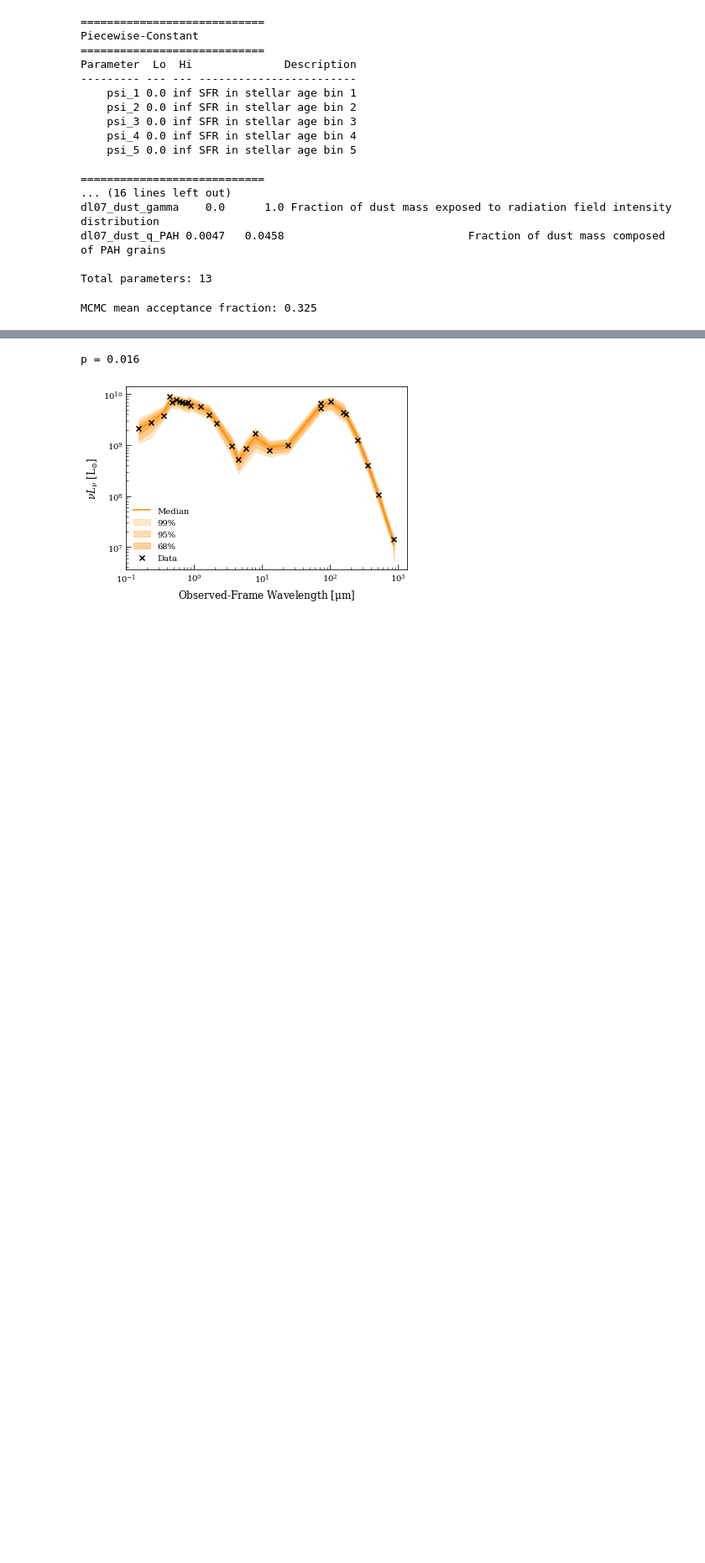
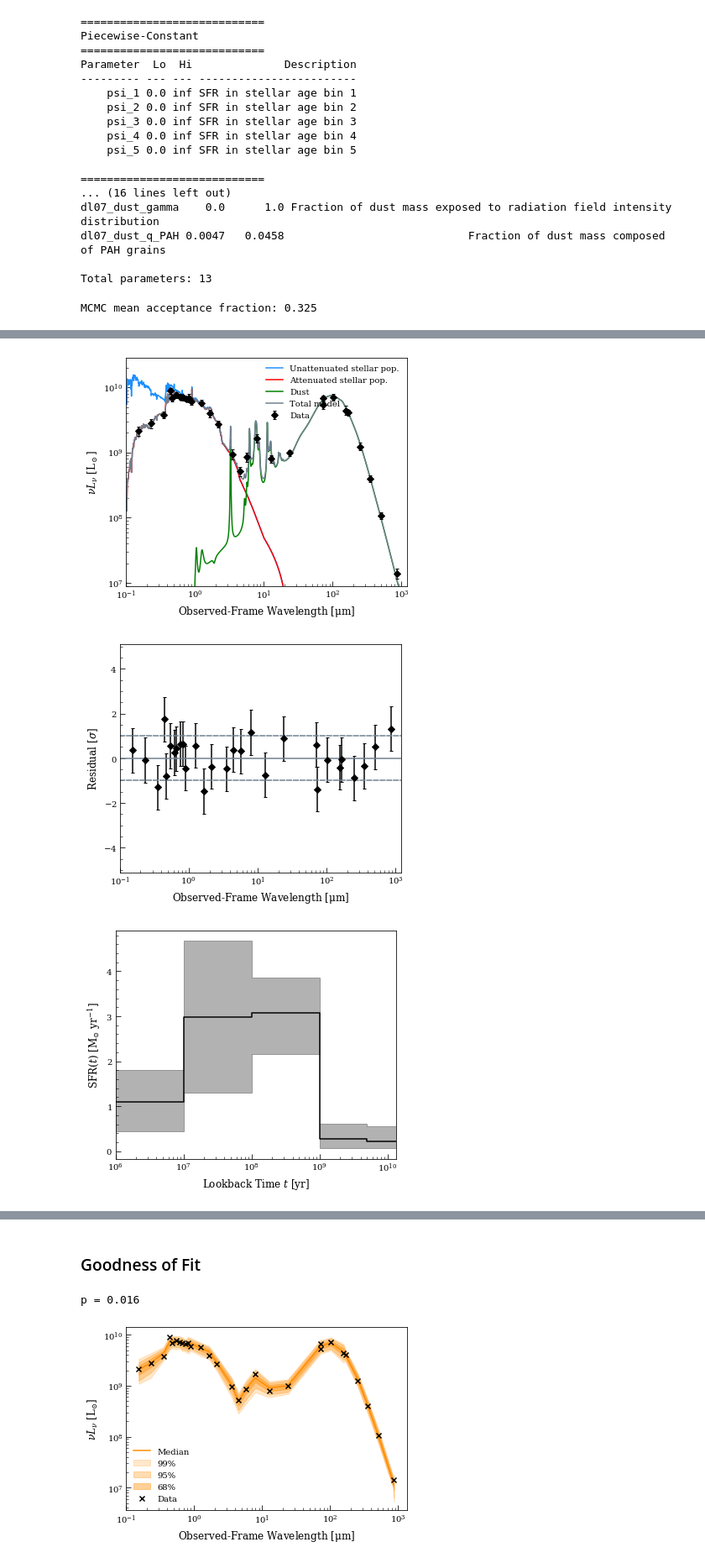
Before and after one commit to ebmonson/lightningpy, a Jupyter notebook: fit_ngc337_demo.ipynb, the cells around one changed output, grey strips where cells are left out. Shown at 84% size. Cells and saved outputs as stored; diff of their text form; code cells hidden in the pictures; blank space fills up the shorter version.

```diff
--- a/fit_ngc337_demo.ipynb
+++ b/fit_ngc337_demo.ipynb
@@ -241,0 +163,26 @@ ax3.set_xlim(1e6,13.6*10**9)
+# %%
+from lightning.plots import sed_plot_bestfit, sed_plot_delchi, sfh_plot
+
+# We can use the builtin plotting functions to make individual figures...
+fig1, ax1 = sed_plot_bestfit(l, param_arr, logprob_chain, plot_components=True)
+fig2, ax2 = sed_plot_delchi(l, param_arr, logprob_chain)
+fig3, ax3 = sfh_plot(l, param_arr)
+
+# Or we can use them to make a complex (hopefully) publication quality
+# figure by laying out our axes and then using the `ax` keyword in each function:
+fig4 = plt.figure(figsize=(12,6))
+ax41 = fig4.add_axes([0.1, 0.26, 0.4, 0.64])
+ax42 = fig4.add_axes([0.1, 0.1, 0.4, 0.15])
+ax43 = fig4.add_axes([0.56, 0.1, 0.34, 0.8])
+
+fig4, ax41 = sed_plot_bestfit(l, param_arr, logprob_chain,
+                              plot_components=True,
+                              ax=ax41,
+                              legend_kwargs={'loc': 'lower left', 'frameon': False})
+ax41.set_xticklabels([])
+fig4, ax42 = sed_plot_delchi(l, param_arr, logprob_chain, ax=ax42)
+fig4, ax43 = sfh_plot(l, param_arr, ax=ax43)
+# %% [output]
+[figure, added]
+[figure, added]
+[figure, added]
@@ -242,3 +190,5 @@ ax3.set_xlim(1e6,13.6*10**9)
+# %% [markdown]
+### Goodness of Fit
 # %%
 from lightning.ppc import ppc, ppc_sed
 
```
Also changed, not shown: parts of 12 cells of this notebook, 9 other files.
